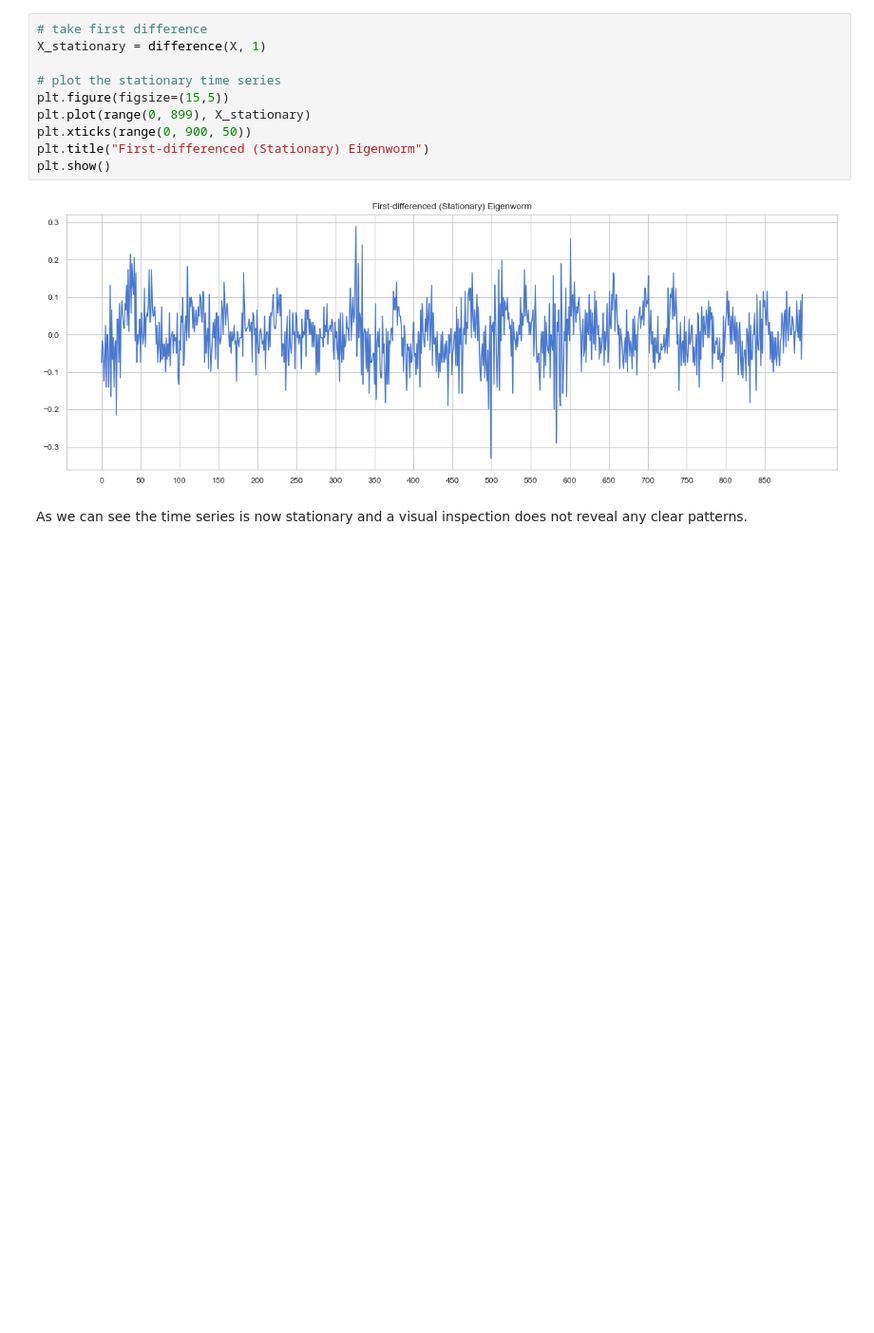
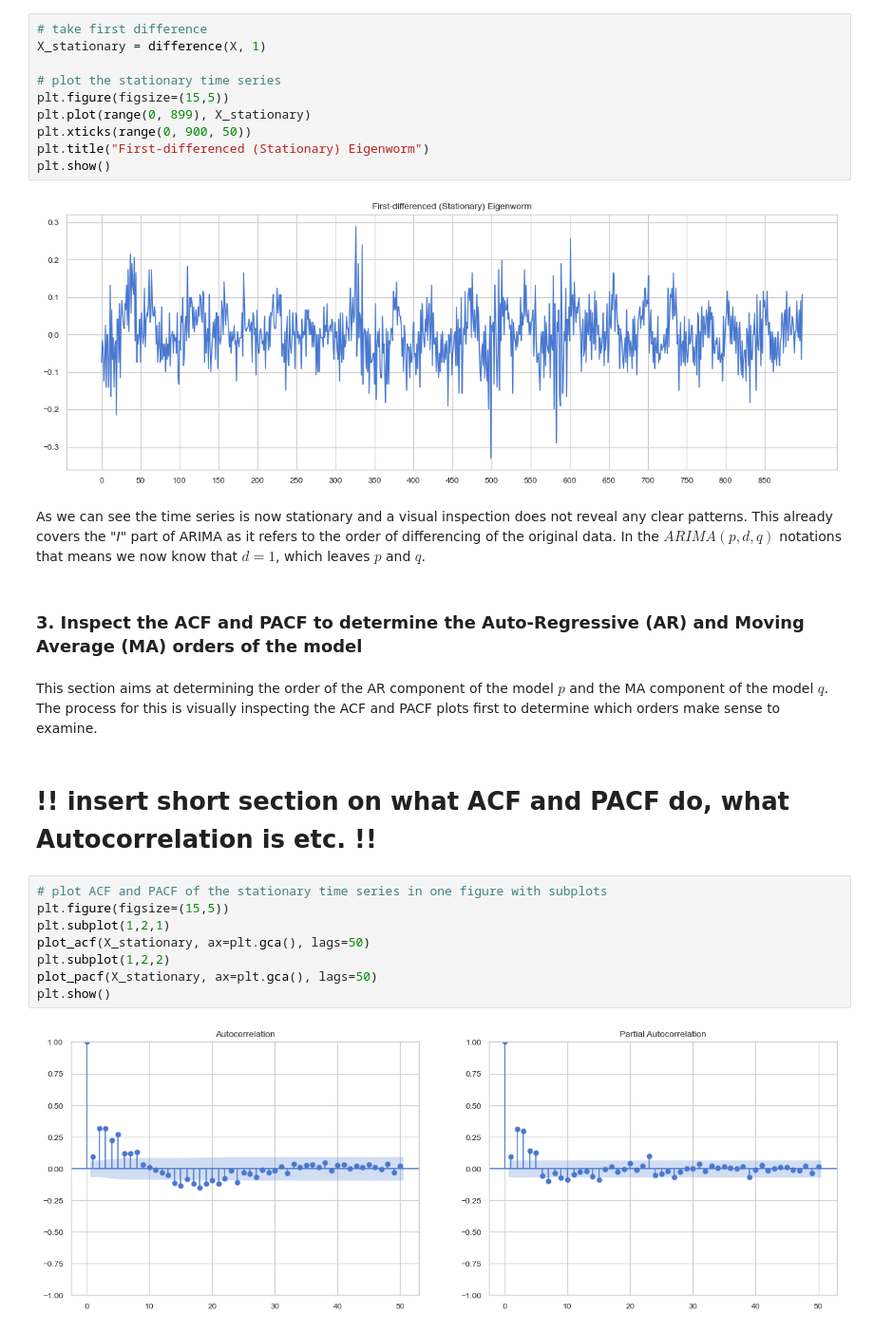
Before and after one commit to eduardotanqueiro/Project2-AAA, a Jupyter notebook: src/AAA2324_P2_62515_62928.ipynb, the cells around one changed output. Shown at 95% size. Saved outputs shown, nothing was run; the diff lists cells and outputs as text; blank space fills up the shorter version.

Commit message:
adding first ARIMA components

```diff
--- a/src/AAA2324_P2_62515_62928.ipynb
+++ b/src/AAA2324_P2_62515_62928.ipynb
@@ -601,4 +593,20 @@ plt.show()
 # %% [output]
 [figure]
 # %% [markdown]
-As we can see the time series is now stationary and a visual inspection does not reveal any clear patterns.
+As we can see the time series is now stationary and a visual inspection does not reveal any clear patterns. This already covers the *"I"* part of ARIMA as it refers to the order of differencing of the original data. In the $ARIMA(p,d,q)$ notations that means we now know that $d=1$, which leaves $p$ and $q$.
+# %% [markdown]
+### 3. Inspect the ACF and PACF to determine the Auto-Regressive (AR) and Moving Average (MA) orders of the model
+# %% [markdown]
+This section aims at determining the order of the AR component of the model $p$ and the MA component of the model $q$. The process for this is visually inspecting the ACF and PACF plots first to determine which orders make sense to examine.
+# %% [markdown]
+# !! insert short section on what ACF and PACF do, what Autocorrelation is etc. !!
+# %%
+# plot ACF and PACF of the stationary time series in one figure with subplots
+plt.figure(figsize=(15,5))
+plt.subplot(1,2,1)
+plot_acf(X_stationary, ax=plt.gca(), lags=50)
+plt.subplot(1,2,2)
+plot_pacf(X_stationary, ax=plt.gca(), lags=50)
+plt.show()
+# %% [output]
+[figure, added]
```
Also changed, not shown: parts of 7 cells of this notebook.
